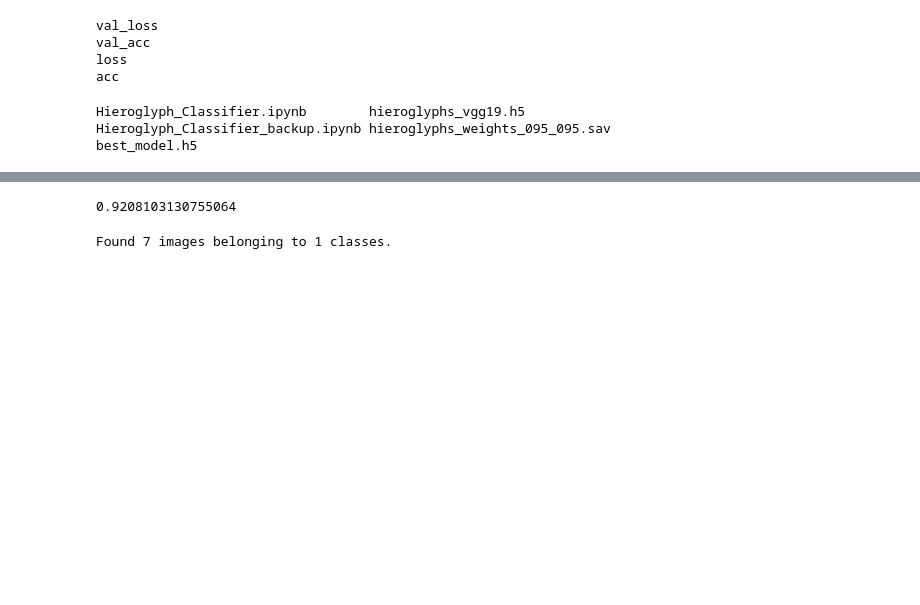
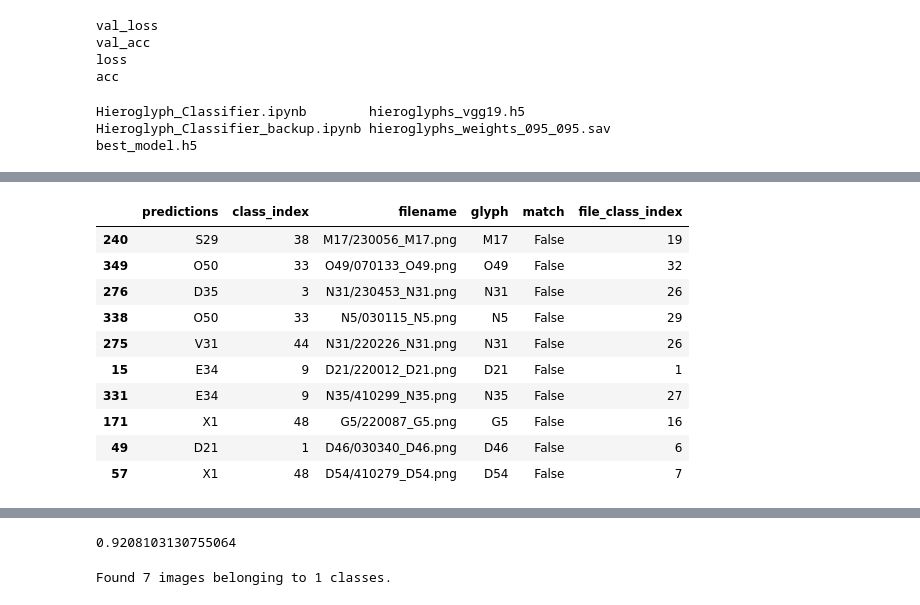
Before and after one commit to scottkds/metis_project5, a Jupyter notebook: models/Hieroglyph_Classifier.ipynb, the cells around one changed output, grey strips where cells are left out. Cells and saved outputs as stored; diff of their text form; code cells hidden in the pictures; blank space fills up the shorter version.

```diff
--- a/models/Hieroglyph_Classifier.ipynb
+++ b/models/Hieroglyph_Classifier.ipynb
@@ -183,0 +202,12 @@ predictions = [labels[k] for k in predicted_class_indices]
+# %%
+labels = (train_batches.class_indices)
+labels = dict((v,k) for k,v in labels.items())
+predictions = [labels[k] for k in predicted_class_indices]
+pred_dict = {'predictions': predictions,
+             'class_index': predicted_class_indices,
+             'filename': test_batches.filenames}
+df = pd.DataFrame(pred_dict)
+df['glyph'] = df.apply(lambda row: re.match(r'^([A-Z]{1}\d+)/', row['filename']).group(1), axis=1)
+df['match'] = df['predictions'] == df['glyph']
+df['file_class_index'] = df.apply(lambda row: train_batches.class_indices[row['glyph']], axis=1)
+df.head()
@@ -184,3 +221,17 @@ predictions = [labels[k] for k in predicted_class_indices]
+# %%
+df[df['match'] == False].sample(10)
+# %% [output]
+|  | predictions | class_index | filename | glyph | match | file_class_index |
+| 240 | S29 | 38 | M17/230056_M17.png | M17 | False | 19 |
+| 349 | O50 | 33 | O49/070133_O49.png | O49 | False | 32 |
+| 276 | D35 | 3 | N31/230453_N31.png | N31 | False | 26 |
+| 338 | O50 | 33 | N5/030115_N5.png | N5 | False | 29 |
+| 275 | V31 | 44 | N31/220226_N31.png | N31 | False | 26 |
+| 15 | E34 | 9 | D21/220012_D21.png | D21 | False | 1 |
+| 331 | E34 | 9 | N35/410299_N35.png | N35 | False | 27 |
+| 171 | X1 | 48 | G5/220087_G5.png | G5 | False | 16 |
+| 49 | D21 | 1 | D46/030340_D46.png | D46 | False | 6 |
+| 57 | X1 | 48 | D54/410279_D54.png | D54 | False | 7 |
 # %%
 predictions[:11]
 # %% [output]
```
Also changed, not shown: parts of 10 cells of this notebook, 1 other file.
